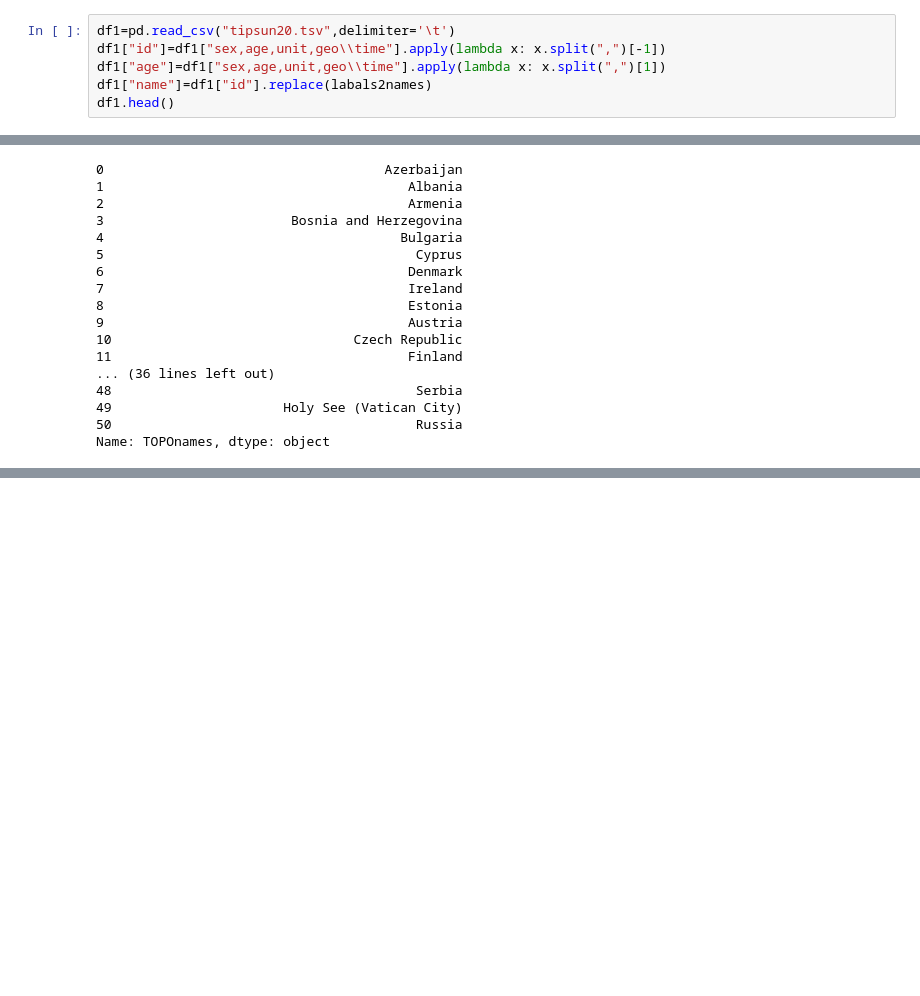
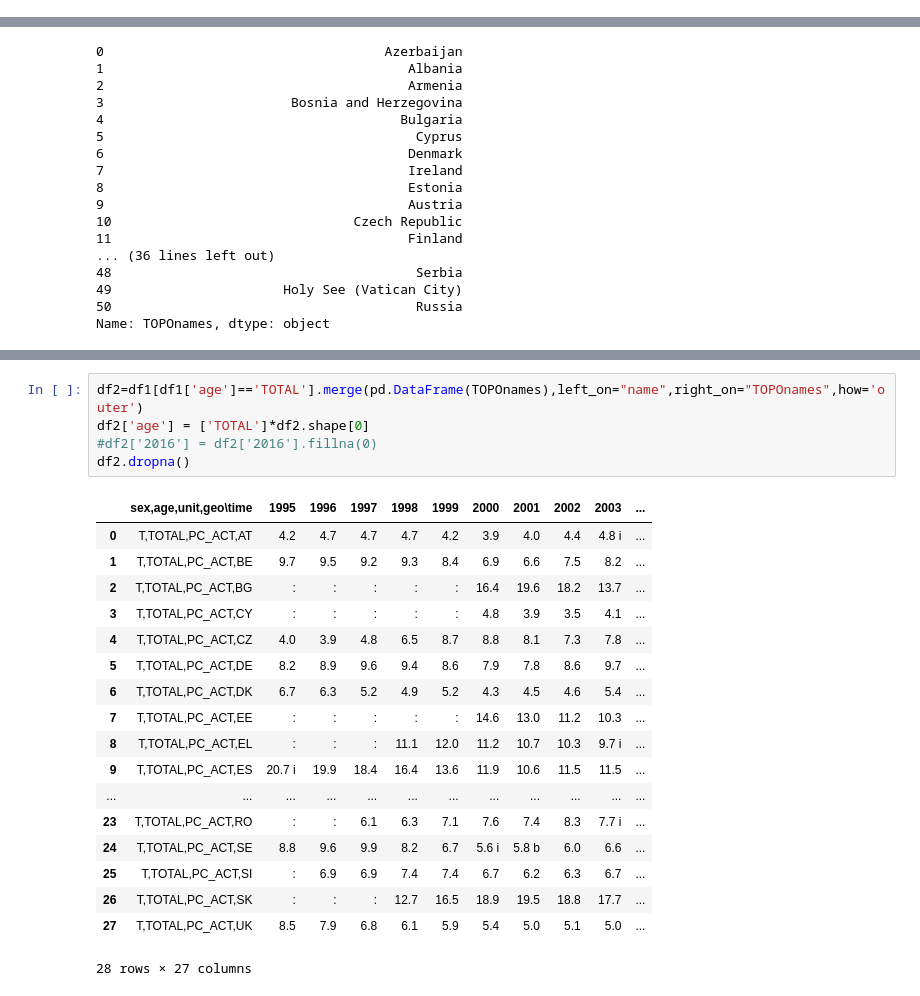
Before and after one commit to odorgergo/ada-rag, a Jupyter notebook: HW3/eustat.ipynb, the cells around one changed output, grey strips where cells are left out. Drawn from its saved outputs; the diff is of its cells as text; blank space fills up the shorter version.

```diff
--- a/HW3/eustat.ipynb
+++ b/HW3/eustat.ipynb
@@ -36,9 +95,3 @@ df1.loc[df1["age"]=="TOTAL"][['id', '2016 ']]
 | 25 | SI | 8.0 |
 | 26 | SK | 9.7 |
 | 27 | UK | 4.8 |
-# %%
-df1=pd.read_csv("tipsun20.tsv",delimiter='\t')
-df1["id"]=df1["sex,age,unit,geo\\time"].apply(lambda x: x.split(",")[-1])
-df1["age"]=df1["sex,age,unit,geo\\time"].apply(lambda x: x.split(",")[1])
-df1["name"]=df1["id"].replace(labals2names)
-df1.head()
@@ -138,3 +136,27 @@ pd.DataFrame(TOPOnames)
 | 48 | Serbia |
 | 49 | Holy See (Vatican City) |
 | 50 | Russia |
+# %%
+df2=df1[df1['age']=='TOTAL'].merge(pd.DataFrame(TOPOnames),left_on="name",right_on="TOPOnames",how='outer')
+df2['age'] = ['TOTAL']*df2.shape[0]
+#df2['2016'] = df2['2016'].fillna(0)
+df2.dropna()
+# %% [output]
+|  | sex,age,unit,geo\time | 1995 | 1996 | 1997 | 1998 | 1999 | 2000 | 2001 | 2002 | 2003 | ... |
+| 0 | T,TOTAL,PC_ACT,AT | 4.2 | 4.7 | 4.7 | 4.7 | 4.2 | 3.9 | 4.0 | 4.4 | 4.8 i | ... |
+| 1 | T,TOTAL,PC_ACT,BE | 9.7 | 9.5 | 9.2 | 9.3 | 8.4 | 6.9 | 6.6 | 7.5 | 8.2 | ... |
+| 2 | T,TOTAL,PC_ACT,BG | : | : | : | : | : | 16.4 | 19.6 | 18.2 | 13.7 | ... |
+| 3 | T,TOTAL,PC_ACT,CY | : | : | : | : | : | 4.8 | 3.9 | 3.5 | 4.1 | ... |
+| 4 | T,TOTAL,PC_ACT,CZ | 4.0 | 3.9 | 4.8 | 6.5 | 8.7 | 8.8 | 8.1 | 7.3 | 7.8 | ... |
+| 5 | T,TOTAL,PC_ACT,DE | 8.2 | 8.9 | 9.6 | 9.4 | 8.6 | 7.9 | 7.8 | 8.6 | 9.7 | ... |
+| 6 | T,TOTAL,PC_ACT,DK | 6.7 | 6.3 | 5.2 | 4.9 | 5.2 | 4.3 | 4.5 | 4.6 | 5.4 | ... |
+| 7 | T,TOTAL,PC_ACT,EE | : | : | : | : | : | 14.6 | 13.0 | 11.2 | 10.3 | ... |
+| 8 | T,TOTAL,PC_ACT,EL | : | : | : | 11.1 | 12.0 | 11.2 | 10.7 | 10.3 | 9.7 i | ... |
+| 9 | T,TOTAL,PC_ACT,ES | 20.7 i | 19.9 | 18.4 | 16.4 | 13.6 | 11.9 | 10.6 | 11.5 | 11.5 | ... |
+| ... | ... | ... | ... | ... | ... | ... | ... | ... | ... | ... | ... |
+| 23 | T,TOTAL,PC_ACT,RO | : | : | 6.1 | 6.3 | 7.1 | 7.6 | 7.4 | 8.3 | 7.7 i | ... |
+| 24 | T,TOTAL,PC_ACT,SE | 8.8 | 9.6 | 9.9 | 8.2 | 6.7 | 5.6 i | 5.8 b | 6.0 | 6.6 | ... |
+| 25 | T,TOTAL,PC_ACT,SI | : | 6.9 | 6.9 | 7.4 | 7.4 | 6.7 | 6.2 | 6.3 | 6.7 | ... |
+| 26 | T,TOTAL,PC_ACT,SK | : | : | : | 12.7 | 16.5 | 18.9 | 19.5 | 18.8 | 17.7 | ... |
+| 27 | T,TOTAL,PC_ACT,UK | 8.5 | 7.9 | 6.8 | 6.1 | 5.9 | 5.4 | 5.0 | 5.1 | 5.0 | ... |
+28 rows × 27 columns
```
Also changed, not shown: parts of 10 cells of this notebook.
